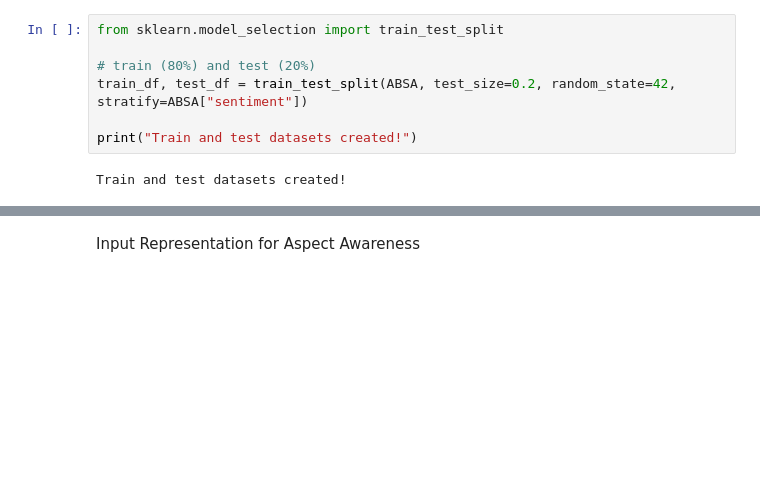
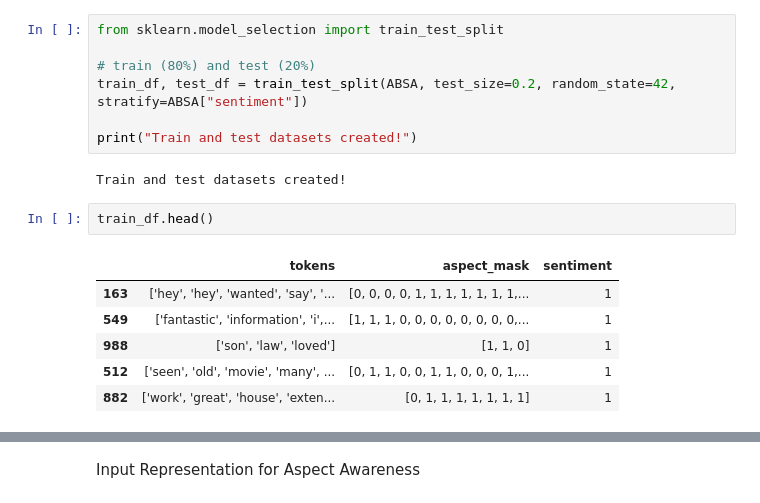
Before and after one commit to GinuraAdikari/InsightHive, a Jupyter notebook: Model_ABSA_DataSet2.ipynb, the cells around one changed output, grey strips where cells are left out. Saved outputs shown, nothing was run; the diff lists cells and outputs as text; blank space fills up the shorter version.

```diff
--- a/Model_ABSA_DataSet2.ipynb
+++ b/Model_ABSA_DataSet2.ipynb
@@ -25,3 +32,12 @@ train_df, test_df = train_test_split(ABSA, test_size=0.2, random_state=42, strat
 print("Train and test datasets created!")
 # %% [output]
 Train and test datasets created!
+# %%
+train_df.head()
+# %% [output]
+|  | tokens | aspect_mask | sentiment |
+| 163 | ['hey', 'hey', 'wanted', 'say', '... | [0, 0, 0, 0, 1, 1, 1, 1, 1, 1, 1,... | 1 |
+| 549 | ['fantastic', 'information', 'i',... | [1, 1, 1, 0, 0, 0, 0, 0, 0, 0, 0,... | 1 |
+| 988 | ['son', 'law', 'loved'] | [1, 1, 0] | 1 |
+| 512 | ['seen', 'old', 'movie', 'many', ... | [0, 1, 1, 0, 0, 1, 1, 0, 0, 0, 1,... | 1 |
+| 882 | ['work', 'great', 'house', 'exten... | [0, 1, 1, 1, 1, 1, 1, 1] | 1 |
```
Also changed, not shown: parts of 8 cells of this notebook.
